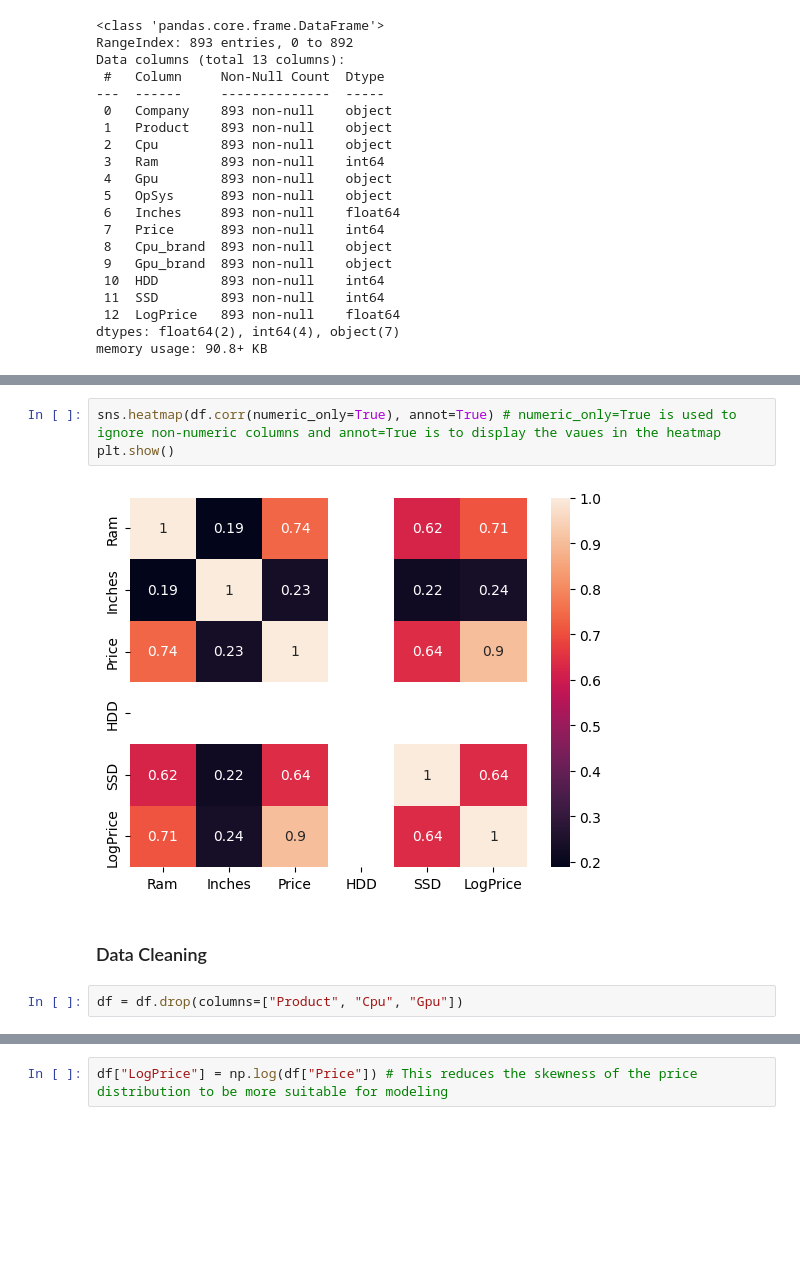
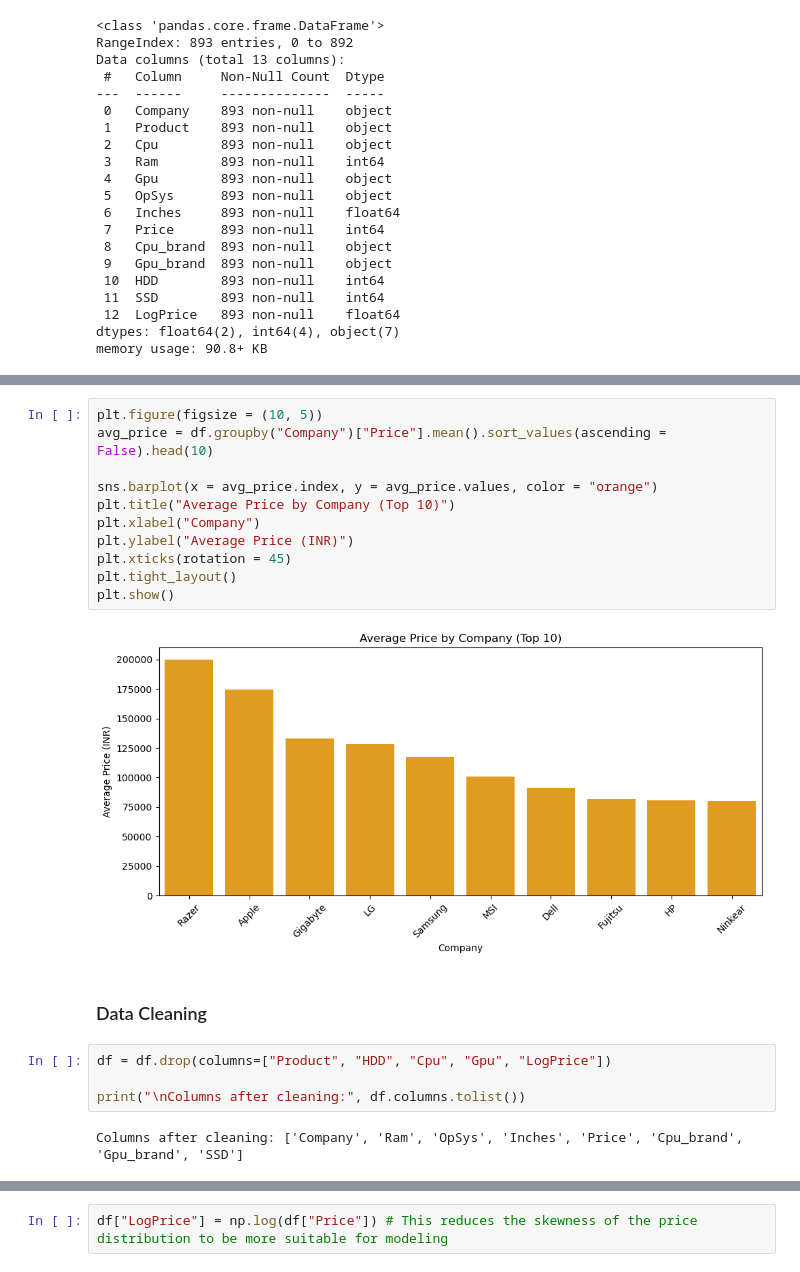
Before and after one commit to swjung333/Laptop_Price_Prediction_ML, a Jupyter notebook: laptop_price_analysis.ipynb, the cells around one changed output, grey strips where cells are left out. Cells and saved outputs as stored; diff of their text form; blank space fills up the shorter version.

```diff
--- a/laptop_price_analysis.ipynb
+++ b/laptop_price_analysis.ipynb
@@ -88,9 +135,21 @@ plt.show()
-# %%
-sns.heatmap(df.corr(numeric_only=True), annot=True) # numeric_only=True is used to ignore non-numeric columns and annot=True is to display the vaues in the heatmap
-plt.show()
-# %% [output]
-[figure, removed]
+# %%
+plt.figure(figsize = (10, 5))
+avg_price = df.groupby("Company")["Price"].mean().sort_values(ascending = False).head(10)
+
+sns.barplot(x = avg_price.index, y = avg_price.values, color = "orange")
+plt.title("Average Price by Company (Top 10)")
+plt.xlabel("Company")
+plt.ylabel("Average Price (INR)")
+plt.xticks(rotation = 45)
+plt.tight_layout()
+plt.show()
+# %% [output]
+[figure, added]
 # %% [markdown]
 ### Data Cleaning
 # %%
-df = df.drop(columns=["Product", "Cpu", "Gpu"])
+df = df.drop(columns=["Product", "HDD", "Cpu", "Gpu", "LogPrice"])
+
+print("\nColumns after cleaning:", df.columns.tolist())
+# %% [output]
+Columns after cleaning: ['Company', 'Ram', 'OpSys', 'Inches', 'Price', 'Cpu_brand', 'Gpu_brand', 'SSD']
```
Also changed, not shown: parts of 25 cells of this notebook.
